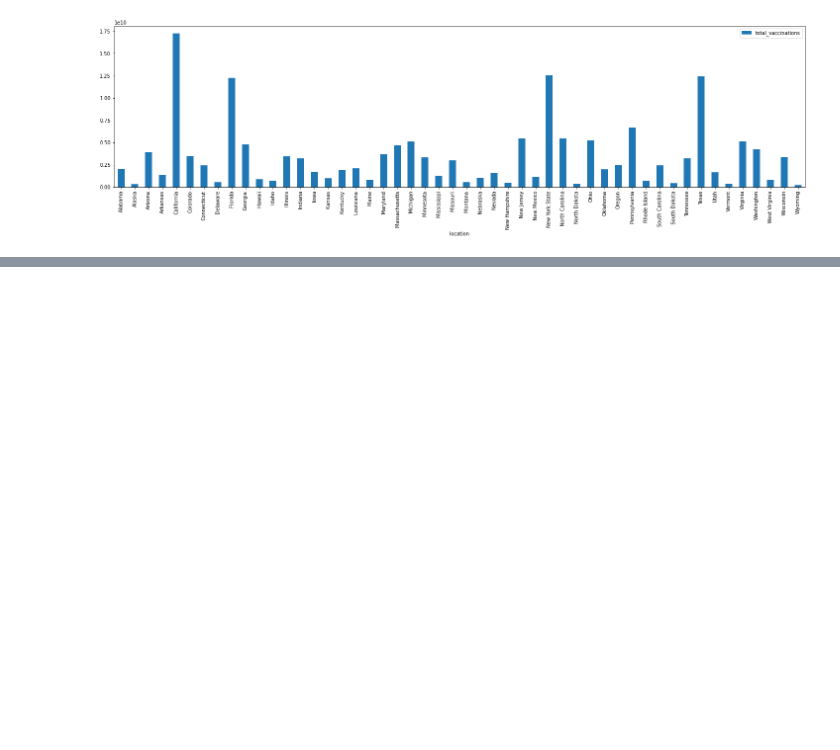
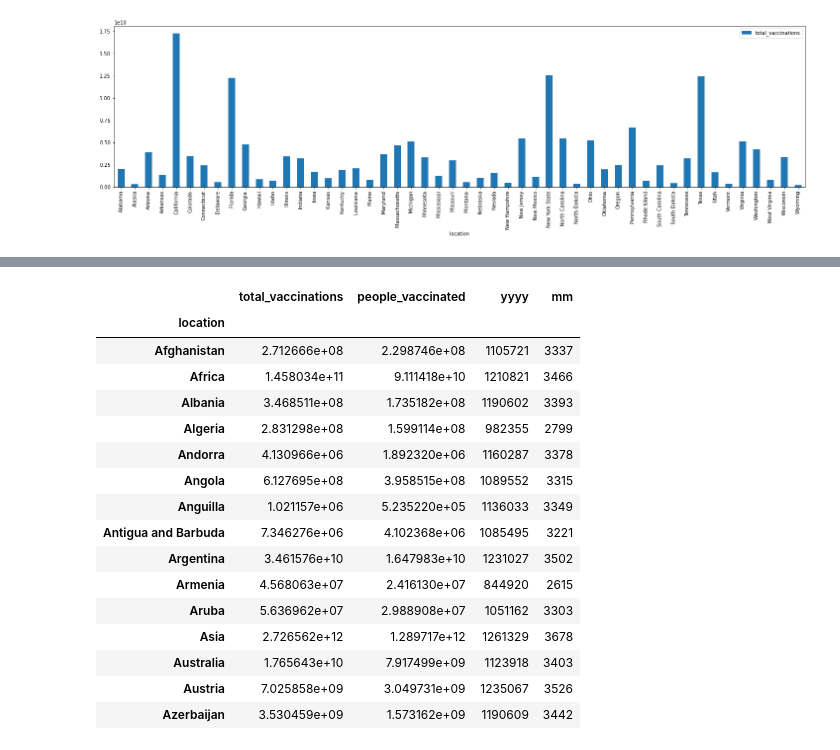
Before and after one commit to tashunaj/team-5, a Jupyter notebook: script.py.ipynb, the cells around one changed output, grey strips where cells are left out. Cells and saved outputs as stored; diff of their text form; code cells hidden in the pictures; blank space fills up the shorter version.

```diff
--- a/script.py.ipynb
+++ b/script.py.ipynb
@@ -250,0 +344,21 @@ plt.show()
+# %%
+grouped_df2 = clean_df2.groupby(["location"]).sum()
+grouped_df2.head(15)
+# %% [output]
+|  | total_vaccinations | people_vaccinated | yyyy | mm |
+| location |  |  |  |  |
+| Afghanistan | 2.712666e+08 | 2.298746e+08 | 1105721 | 3337 |
+| Africa | 1.458034e+11 | 9.111418e+10 | 1210821 | 3466 |
+| Albania | 3.468511e+08 | 1.735182e+08 | 1190602 | 3393 |
+| Algeria | 2.831298e+08 | 1.599114e+08 | 982355 | 2799 |
+| Andorra | 4.130966e+06 | 1.892320e+06 | 1160287 | 3378 |
+| Angola | 6.127695e+08 | 3.958515e+08 | 1089552 | 3315 |
+| Anguilla | 1.021157e+06 | 5.235220e+05 | 1136033 | 3349 |
+| Antigua and Barbuda | 7.346276e+06 | 4.102368e+06 | 1085495 | 3221 |
+| Argentina | 3.461576e+10 | 1.647983e+10 | 1231027 | 3502 |
+| Armenia | 4.568063e+07 | 2.416130e+07 | 844920 | 2615 |
+| Aruba | 5.636962e+07 | 2.988908e+07 | 1051162 | 3303 |
+| Asia | 2.726562e+12 | 1.289717e+12 | 1261329 | 3678 |
+| Australia | 1.765643e+10 | 7.917499e+09 | 1123918 | 3403 |
+| Austria | 7.025858e+09 | 3.049731e+09 | 1235067 | 3526 |
+| Azerbaijan | 3.530459e+09 | 1.573162e+09 | 1190609 | 3442 |
```
Also changed, not shown: parts of 8 cells of this notebook, 1 other file.
